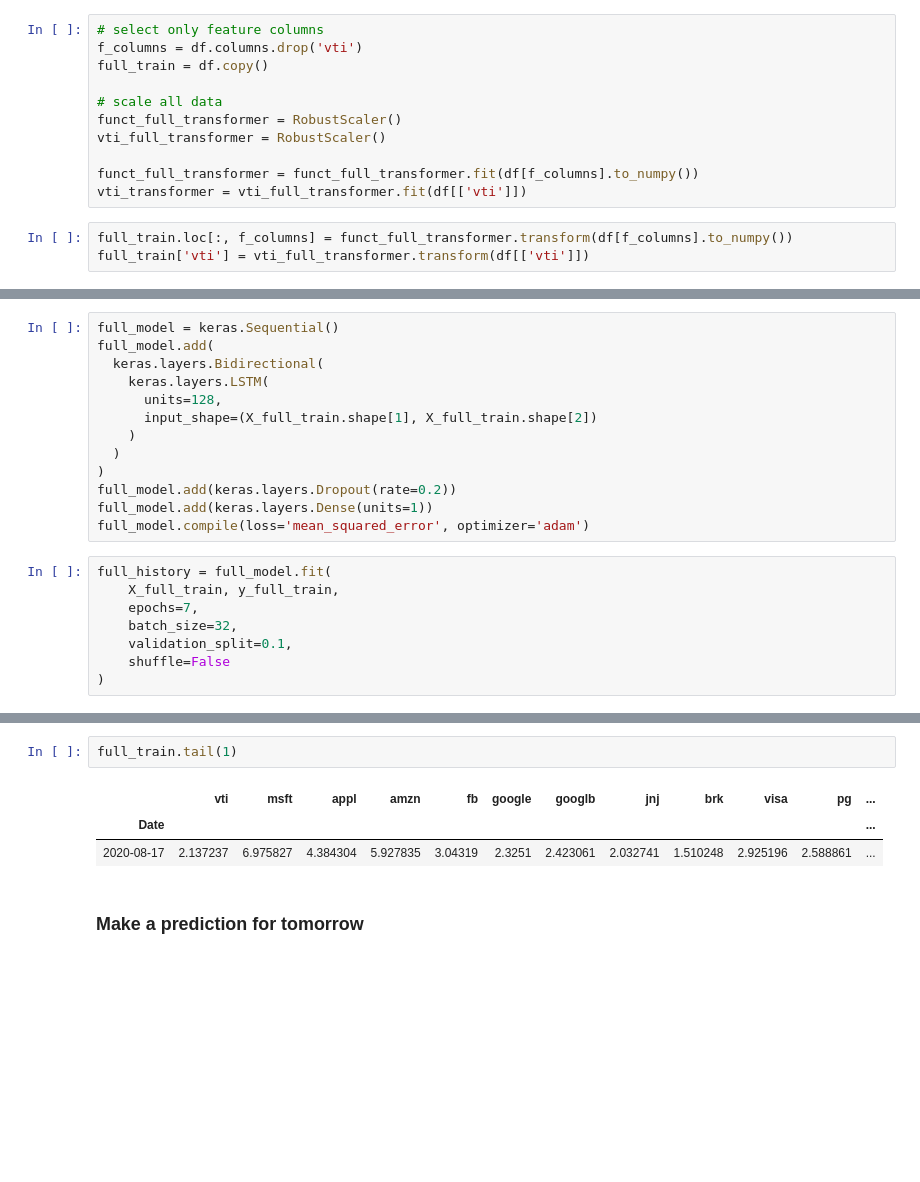
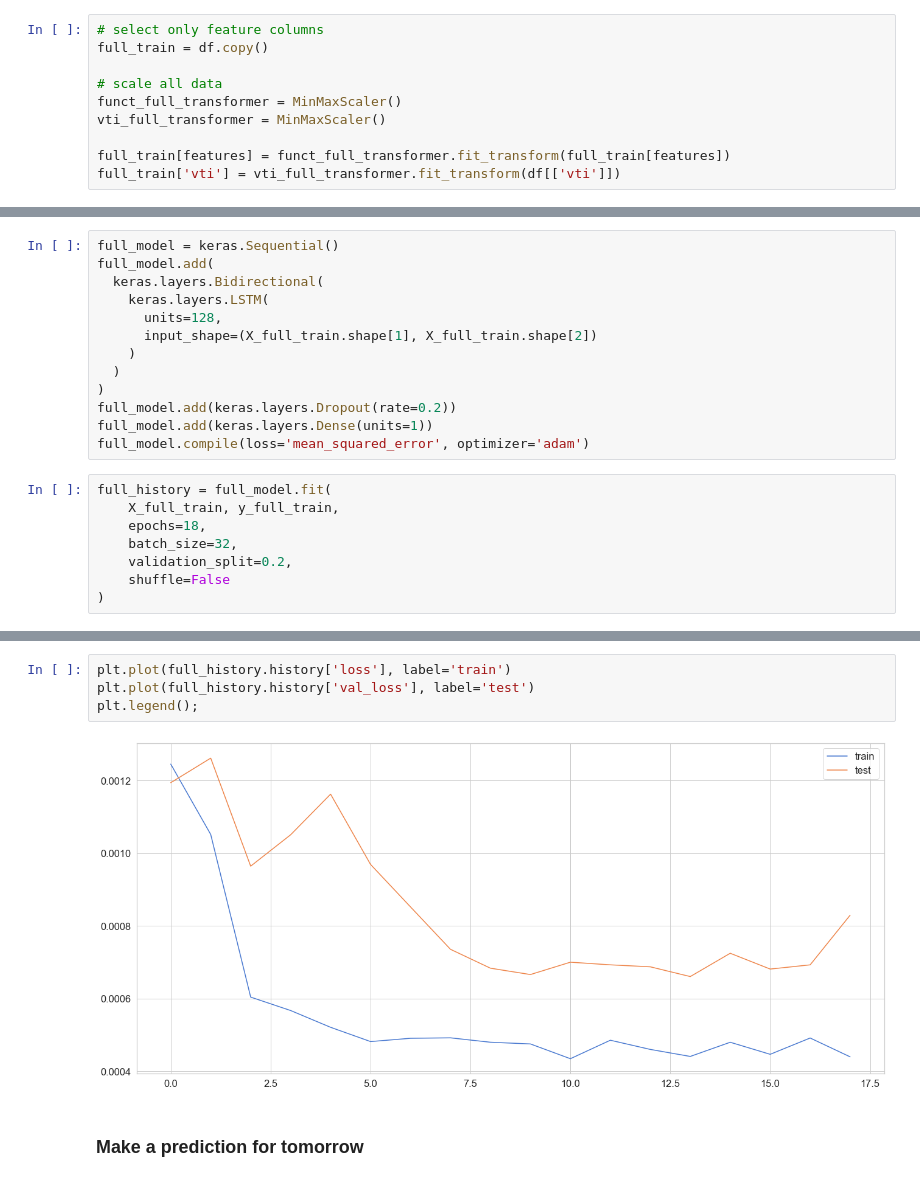
Before and after one commit to MKevinEvans/TensorFlow_stock_price_predictor, a Jupyter notebook: LSTM_Tensor_Flow_VTI.ipynb, the cells around one changed output, grey strips where cells are left out. Drawn from its saved outputs; the diff is of its cells as text; blank space fills up the shorter version.

```diff
--- a/LSTM_Tensor_Flow_VTI.ipynb
+++ b/LSTM_Tensor_Flow_VTI.ipynb
@@ -364,16 +362,12 @@ calc_returns(y_pred_outcomes, y_test_inv.flatten(), 1000)
 ## Train model on full dataset
 # %%
 # select only feature columns
-f_columns = df.columns.drop('vti')
 full_train = df.copy()
 
 # scale all data
-funct_full_transformer = RobustScaler()
-vti_full_transformer = RobustScaler()
+funct_full_transformer = MinMaxScaler()
+vti_full_transformer = MinMaxScaler()
 
-funct_full_transformer = funct_full_transformer.fit(df[f_columns].to_numpy())
-vti_transformer = vti_full_transformer.fit(df[['vti']])
+full_train[features] = funct_full_transformer.fit_transform(full_train[features])
+full_train['vti'] = vti_full_transformer.fit_transform(df[['vti']])
-# %%
-full_train.loc[:, f_columns] = funct_full_transformer.transform(df[f_columns].to_numpy())
-full_train['vti'] = vti_full_transformer.transform(df[['vti']])
 # %%
@@ -403,9 +399,9 @@ full_model.compile(loss='mean_squared_error', optimizer='adam')
 # %%
 full_history = full_model.fit(
     X_full_train, y_full_train,
-    epochs=7,
+    epochs=18,
     batch_size=32,
-    validation_split=0.1,
+    validation_split=0.2,
     shuffle=False
 )
 # %% [output]
@@ -426,9 +425,9 @@ Epoch 7/7
-# %%
-full_train.tail(1)
-# %% [output]
-|  | vti | msft | appl | amzn | fb | google | googlb | jnj | brk | visa | pg | ... |
-| Date |  |  |  |  |  |  |  |  |  |  |  | ... |
-| 2020-08-17 | 2.137237 | 6.975827 | 4.384304 | 5.927835 | 3.04319 | 2.3251 | 2.423061 | 2.032741 | 1.510248 | 2.925196 | 2.588861 | ... |
+# %%
+plt.plot(full_history.history['loss'], label='train')
+plt.plot(full_history.history['val_loss'], label='test')
+plt.legend();
+# %% [output]
+[figure, added]
 # %% [markdown]
 ### Make a prediction for tomorrow
 # %%
```
Also changed, not shown: parts of 33 cells of this notebook.
